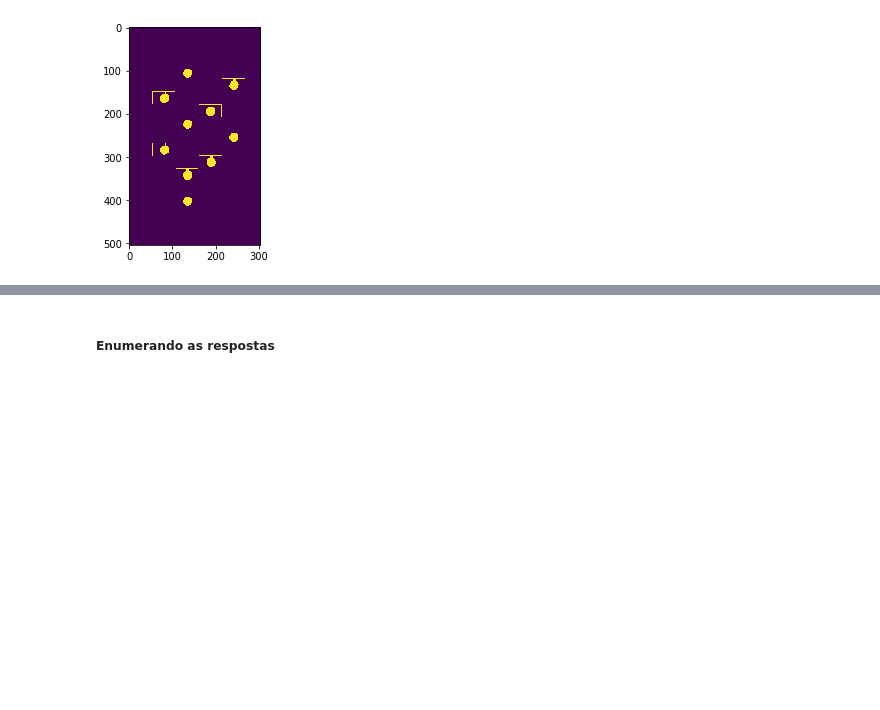
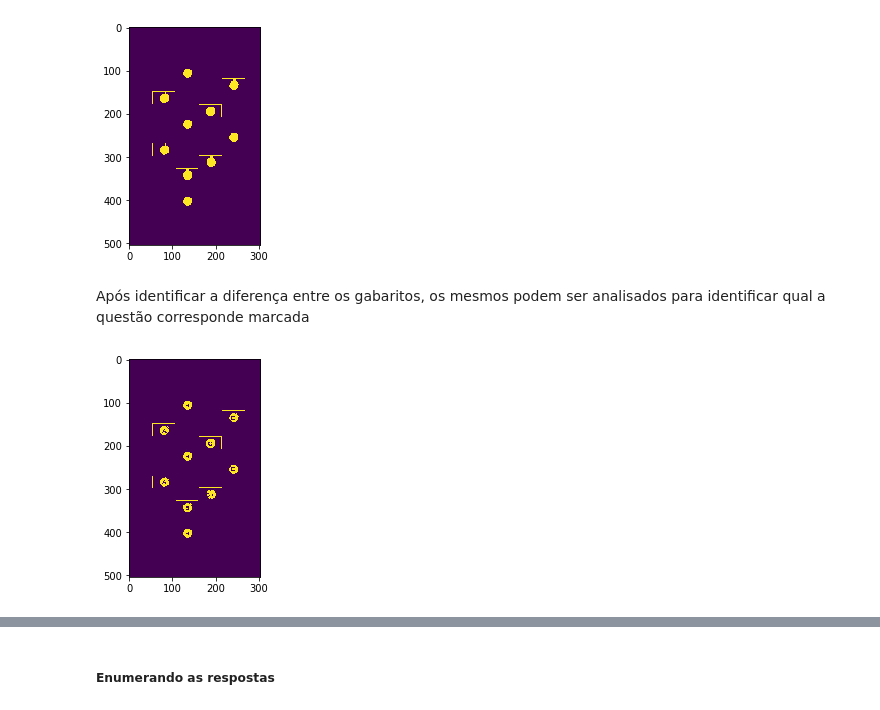
Before and after one commit to deliminha/reply-card, a Jupyter notebook: patterns-pictures.ipynb, the cells around one changed output, grey strips where cells are left out. Saved outputs shown, nothing was run; the diff lists cells and outputs as text; code cells hidden in the pictures; blank space fills up the shorter version.

```diff
--- a/patterns-pictures.ipynb
+++ b/patterns-pictures.ipynb
@@ -58,0 +46,2 @@ im2, cont, hier = cv.findContours(close, cv.RETR_EXTERNAL,cv.CHAIN_APPROX_NONE)
+# %% [markdown]
+Após identificar a diferença entre os gabaritos, os mesmos podem ser analisados para identificar qual a questão corresponde marcada
@@ -58,0 +89,6 @@ im2, cont, hier = cv.findContours(close, cv.RETR_EXTERNAL,cv.CHAIN_APPROX_NONE)
+# %%
+img = cv.imread('dataset/imgs/identificadas/shapes.jpg', cv.IMREAD_GRAYSCALE)
+plt.imshow(img)
+plt.show()
+# %% [output]
+[figure, added]
```
Also changed, not shown: parts of 22 cells of this notebook, 2 other files.
